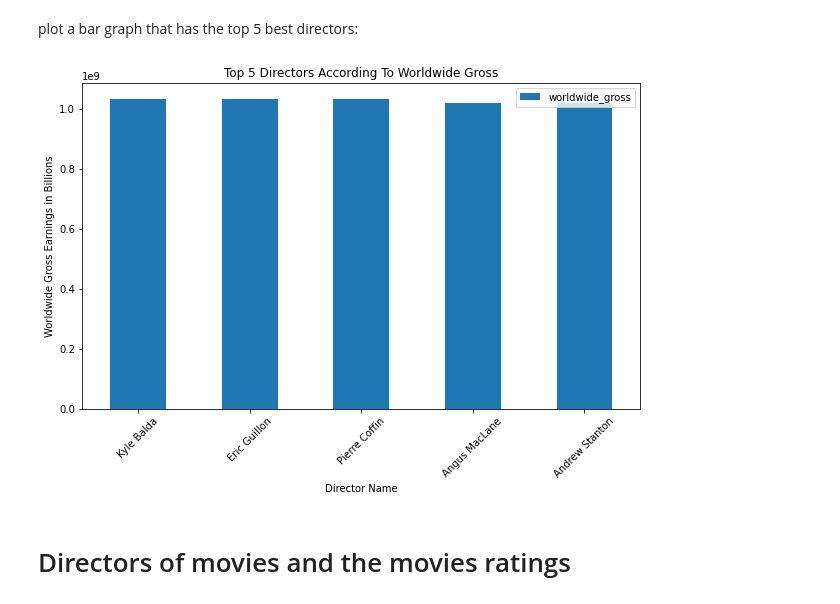
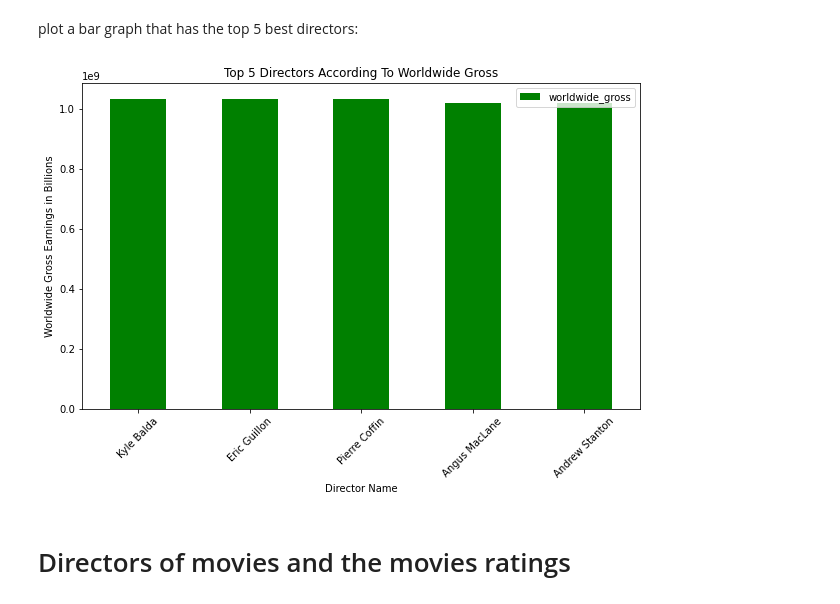
Before and after one commit to mahanabba/Pod_3_Capstone, a Jupyter notebook: sage_notebook.ipynb, the cells around one changed output. Drawn from its saved outputs; the diff is of its cells as text; code cells hidden in the pictures.

Commit message:
graph to green

```diff
--- a/sage_notebook.ipynb
+++ b/sage_notebook.ipynb
@@ -513,14 +527,14 @@ plot a bar graph that has the top 5 best directors:
 # %%
 top_5_dir = wwg_directors.head(5)
 plt.rcParams["figure.figsize"] = (10,6)
-top_5_dir.plot(x = "primary_name", y = "worldwide_gross", kind = "bar")
+top_5_dir.plot(x = "primary_name", y = "worldwide_gross", kind = "bar", color='green')
 plt.ylabel("Worldwide Gross Earnings in Billions")
 plt.xlabel("Director Name")
 plt.xticks(rotation=45)
 plt.title("Top 5 Directors According To Worldwide Gross")
 plt.savefig("top5dir")
 # %% [output]
-[figure, old version]
+[figure, new version]
 # %% [markdown]
 # Directors of movies and the movies ratings
 # %% [raw]
```
Also changed, not shown: parts of 1 cell of this notebook.
